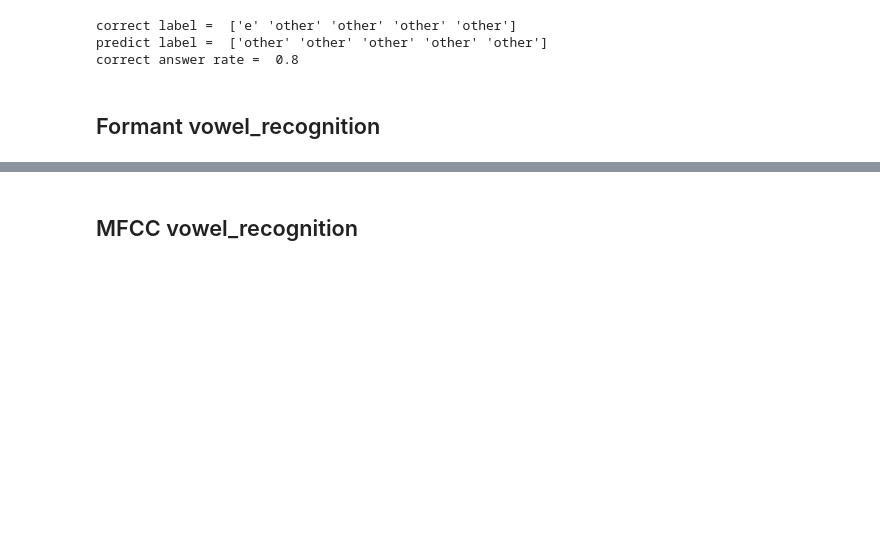
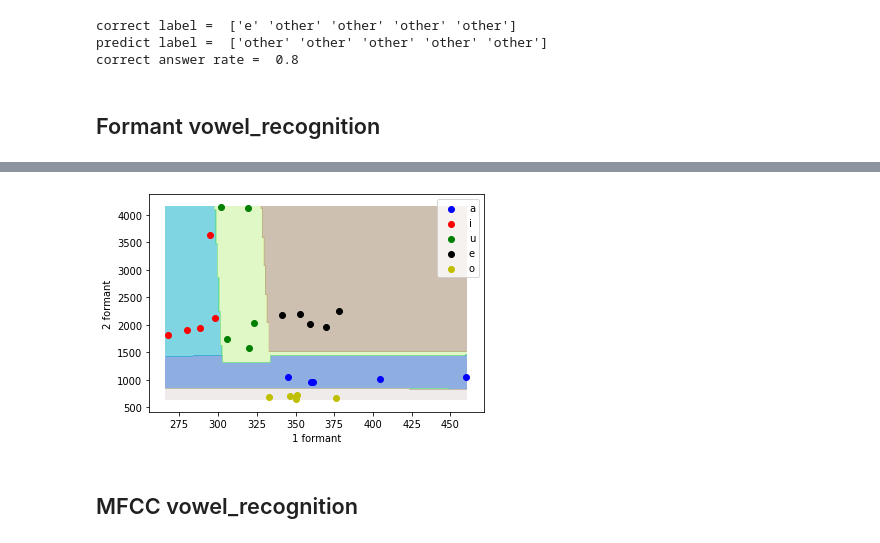
Before and after one commit to yemaozi88/speech_recognition_1, a Jupyter notebook: vowel_recognition.ipynb, the cells around one changed output, grey strips where cells are left out. Cells and saved outputs as stored; diff of their text form; code cells hidden in the pictures; blank space fills up the shorter version.

Commit message:
plot formant graph with SVM boundary surface

```diff
--- a/vowel_recognition.ipynb
+++ b/vowel_recognition.ipynb
@@ -296,3 +370,50 @@ correct answer rate =  0.4
+# %%
+Z = svc.predict(np.c_[xx.ravel(), yy.ravel()])
+Z = Z.reshape(xx.shape)
+# %%
+a_x_data = []
+i_x_data = []
+u_x_data = []
+e_x_data = []
+o_x_data = []
+a_y_data = []
+i_y_data = []
+u_y_data = []
+e_y_data = []
+o_y_data = []
+
+for data, label in zip(FORMANT, LABEL_NUM):
+    if label == 0:
+        a_x_data.append(data[0])
+        a_y_data.append(data[1])
+    elif label == 1:
+        i_x_data.append(data[0])
+        i_y_data.append(data[1])
+    elif label == 2:
+        u_x_data.append(data[0])
+        u_y_data.append(data[1])
+    elif label == 3:
+        e_x_data.append(data[0])
+        e_y_data.append(data[1])
+    elif label == 4:
+        o_x_data.append(data[0])
+        o_y_data.append(data[1])
+# %%
+fig, ax = plt.subplots()
+
+plt.contourf(xx, yy, Z, cmap=plt.cm.terrain, alpha=0.5,linewidths=0)
+plt.xlabel('1 formant',fontsize=10)
+plt.ylabel('2 formant',fontsize=10)
+plt.scatter(a_x_data, a_y_data, label='a', c="b")
+plt.scatter(i_x_data, i_y_data, label='i', c="r")
+plt.scatter(u_x_data, u_y_data, label='u', c="g")
+plt.scatter(e_x_data, e_y_data, label='e', c="k")
+plt.scatter(o_x_data, o_y_data, label='o', c="y")
+
+ax.legend()
+plt.show()
+# %% [output]
+[figure, added]
 # %% [markdown]
 ## MFCC vowel_recognition
 # %%
```
Also changed, not shown: parts of 10 cells of this notebook.
